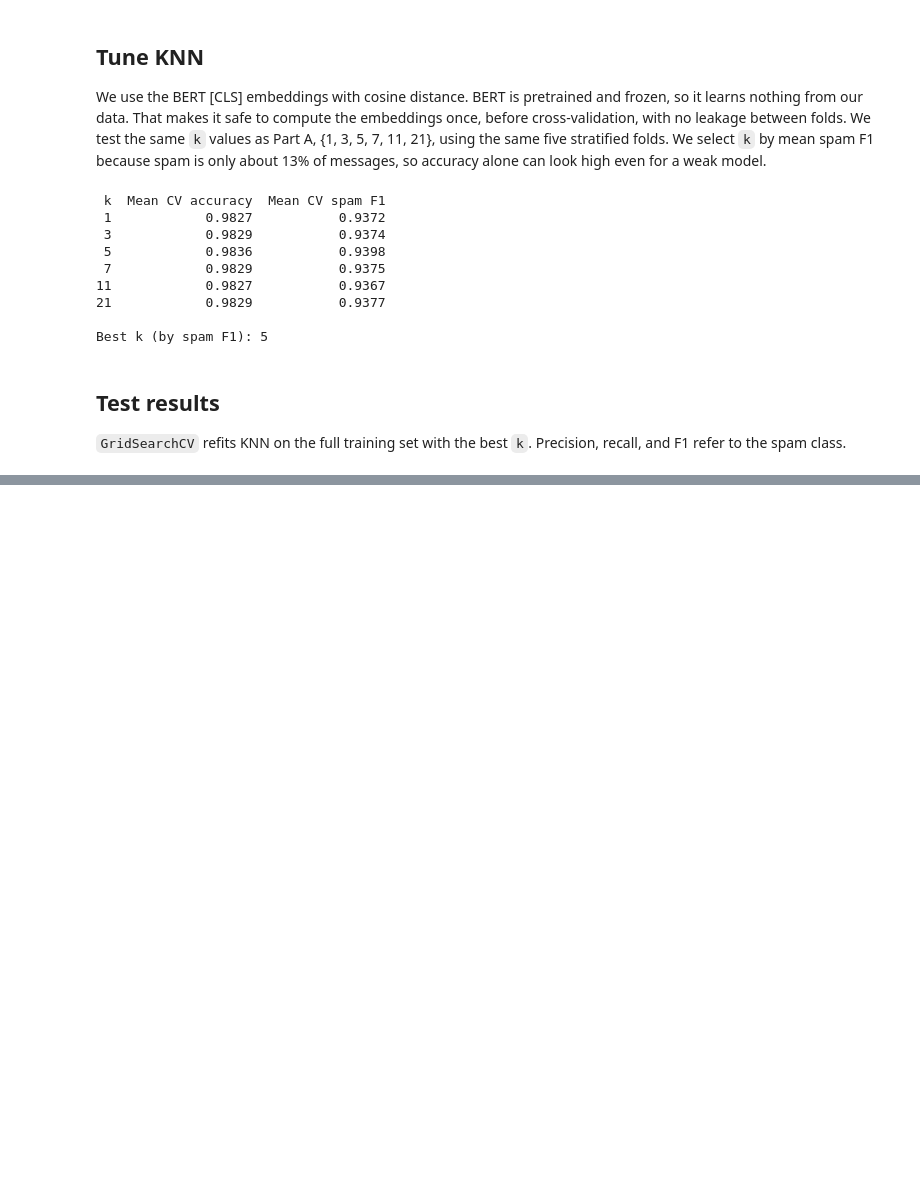
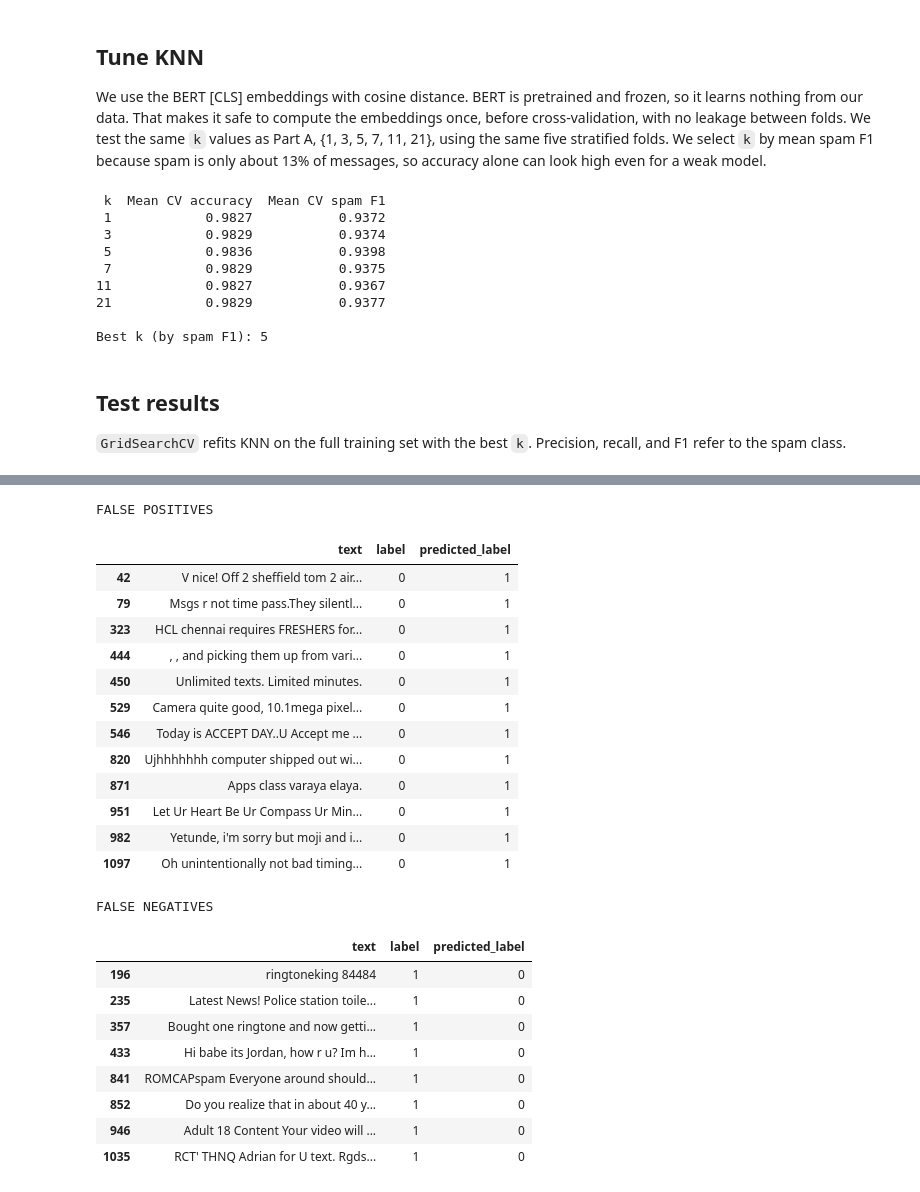
Before and after one commit to xiaogouyy/insy669_group_assignments, a Jupyter notebook: case5/PartC_BERT_KNN.ipynb, the cells around one changed output, grey strips where cells are left out. Drawn from its saved outputs; the diff is of its cells as text; code cells hidden in the pictures; blank space fills up the shorter version.

```diff
--- a/case5/PartC_BERT_KNN.ipynb
+++ b/case5/PartC_BERT_KNN.ipynb
@@ -175,0 +202,34 @@ Test prediction (seconds)                 0.0751
+# %%
+pd.set_option("display.max_rows", None)
+pd.set_option("display.max_colwidth", None)
+
+print("FALSE POSITIVES")
+display(false_positives)
+
+print("FALSE NEGATIVES")
+display(false_negatives)
+# %% [output]
+FALSE POSITIVES
+|  | text | label | predicted_label |
+| 42 | V nice! Off 2 sheffield tom 2 air... | 0 | 1 |
+| 79 | Msgs r not time pass.They silentl... | 0 | 1 |
+| 323 | HCL chennai requires FRESHERS for... | 0 | 1 |
+| 444 | , , and picking them up from vari... | 0 | 1 |
+| 450 | Unlimited texts. Limited minutes. | 0 | 1 |
+| 529 | Camera quite good, 10.1mega pixel... | 0 | 1 |
+| 546 | Today is ACCEPT DAY..U Accept me ... | 0 | 1 |
+| 820 | Ujhhhhhhh computer shipped out wi... | 0 | 1 |
+| 871 | Apps class varaya elaya. | 0 | 1 |
+| 951 | Let Ur Heart Be Ur Compass Ur Min... | 0 | 1 |
+| 982 | Yetunde, i'm sorry but moji and i... | 0 | 1 |
+| 1097 | Oh unintentionally not bad timing... | 0 | 1 |
+FALSE NEGATIVES
+|  | text | label | predicted_label |
+| 196 | ringtoneking 84484 | 1 | 0 |
+| 235 | Latest News! Police station toile... | 1 | 0 |
+| 357 | Bought one ringtone and now getti... | 1 | 0 |
+| 433 | Hi babe its Jordan, how r u? Im h... | 1 | 0 |
+| 841 | ROMCAPspam Everyone around should... | 1 | 0 |
+| 852 | Do you realize that in about 40 y... | 1 | 0 |
+| 946 | Adult 18 Content Your video will ... | 1 | 0 |
+| 1035 | RCT' THNQ Adrian for U text. Rgds... | 1 | 0 |
```
Also changed, not shown: parts of 5 cells of this notebook, 3 other files.
